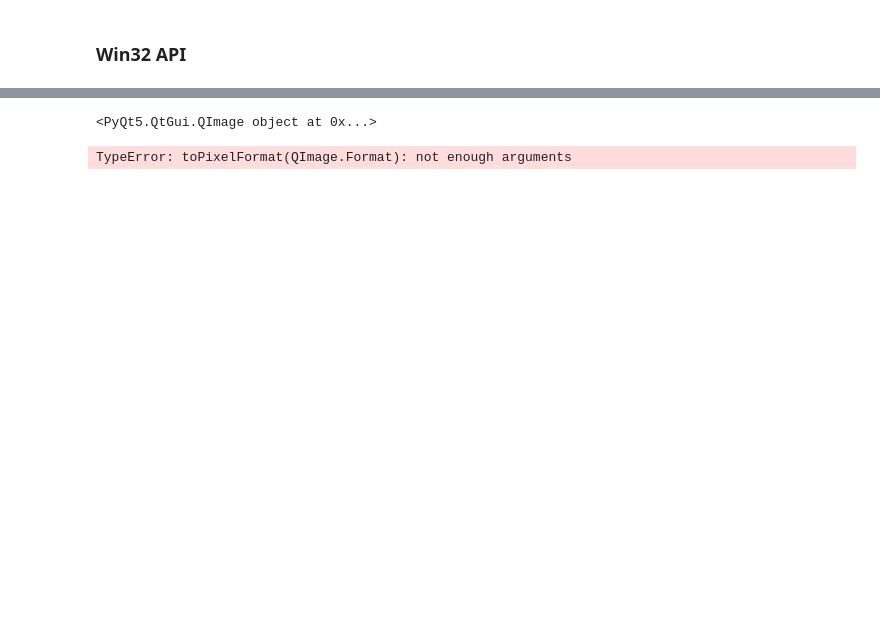
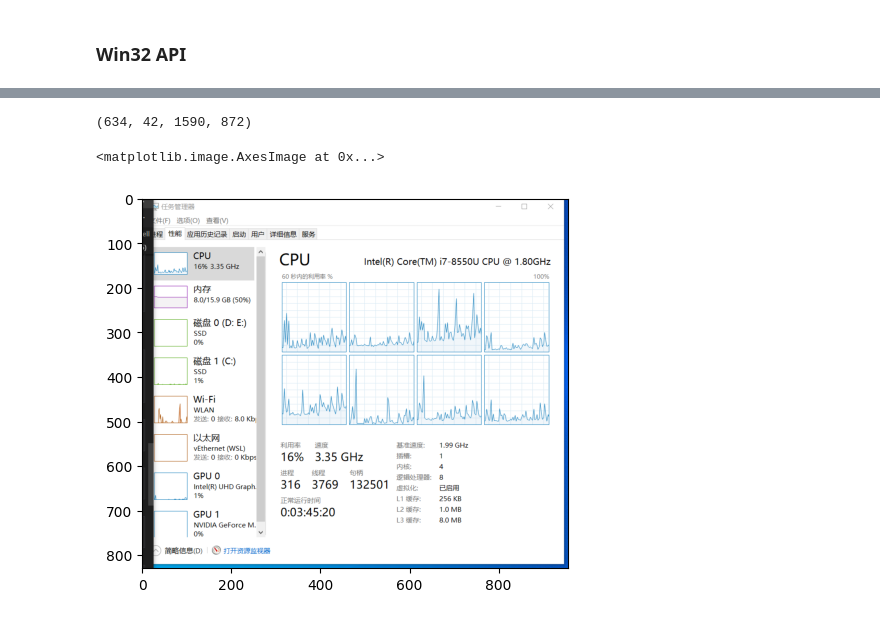
Before and after one commit to Falanan/Onmyoji_Automation, a Jupyter notebook: Onmyoji_Automation_Script/get_screen_shot.ipynb, the cells around one changed output, grey strips where cells are left out. Drawn from its saved outputs; the diff is of its cells as text; code cells hidden in the pictures; blank space fills up the shorter version.

```diff
--- a/Onmyoji_Automation_Script/get_screen_shot.ipynb
+++ b/Onmyoji_Automation_Script/get_screen_shot.ipynb
@@ -53,17 +54,25 @@ for h, t in hwnd_title.items():
 65898 Program Manager
+# %%
+bbox = win32gui.GetWindowRect(132544)
+print(bbox)
+# b = [634, 42, 1590, 872]
+b = [634, 42, 1590-634, 872-42]
+# b = [0,0,100,100]
+# %% [output]
+(634, 42, 1590, 872)
+# %%
+test_region_sc = pyautogui.screenshot(region=b)
+test_region_sc = np.asarray(test_region_sc)
+plt.imshow(test_region_sc)
+# %% [output]
+<matplotlib.image.AxesImage at 0x...>
+[figure, added]
 # %%
 
-#这个是截取全屏的
-hwnd = win32gui.FindWindow(None, 'C:/Windows/system32/cmd.exe')
-app = QApplication(sys.argv)
-screen = QApplication.primaryScreen()
-img = screen.grabWindow(hwnd).toImage()
-# plt.imshow(img.size)
-print(img)
+# #这个是截取全屏的
+# hwnd = win32gui.FindWindow(None, 'C:/Windows/system32/cmd.exe')
+# app = QApplication(sys.argv)
+# screen = QApplication.primaryScreen()
+# img = screen.grabWindow(hwnd).toImage()
+# # plt.imshow(img.size)
+# print(img)
-# %% [output]
-<PyQt5.QtGui.QImage object at 0x...>
-# %%
-# s = img.save("test save.jpg")
-img.sn
-# %% [output]
-TypeError: toPixelFormat(QImage.Format): not enough arguments
```
Also changed, not shown: parts of 2 cells of this notebook.
